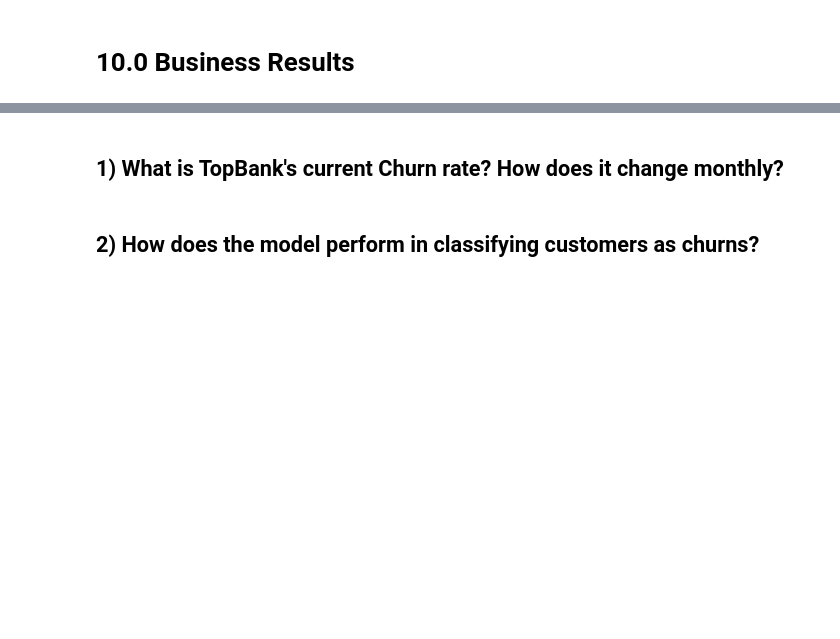
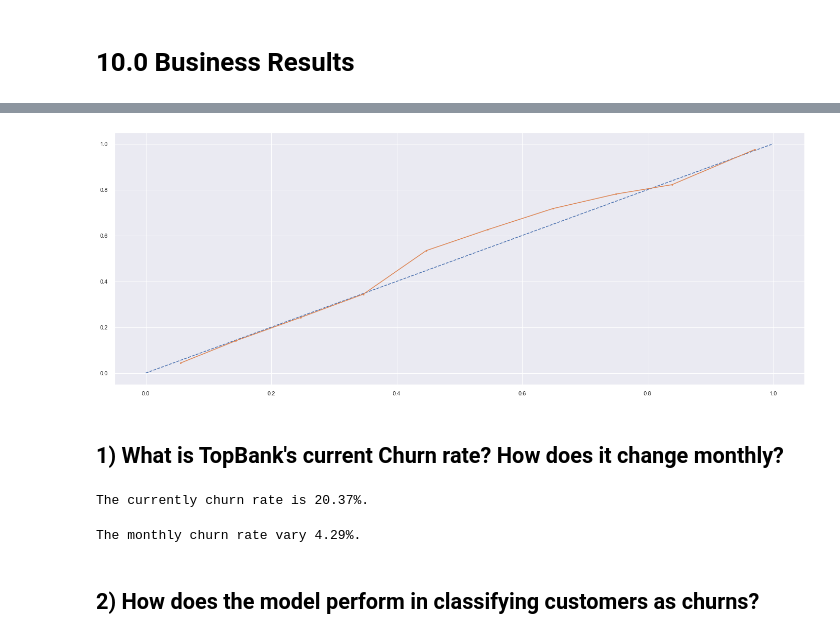
Before and after one commit to brunoschirmer/churn_prediction, a Jupyter notebook: notebooks/C4.ipynb, the cells around one changed output, grey strips where cells are left out. Drawn from its saved outputs; the diff is of its cells as text; code cells hidden in the pictures; blank space fills up the shorter version.

```diff
--- a/notebooks/C4.ipynb
+++ b/notebooks/C4.ipynb
@@ -774,0 +856,22 @@ print(recall_at_100)
+# %%
+SVM = pickle.load(open('../src/models/model_svm.pkl', 'rb'))
+# %%
+data = pd.read_csv('/Users/brunoschirmer/Repos/churn/data/processed/data.csv')
+train = data.loc[:,data.columns != 'exited']
+test = data.exited
+# %%
+cols_selected = ['credit_score',
+ 'age',
+ 'tenure',
+ 'balance',
+ 'num_of_products',
+ 'has_cr_card',
+ 'is_active_member',
+ 'estimated_salary',
+ 'geography_Germany']
+
+train = train[cols_selected].copy()
+# %%
+prob_full = SVM.predict_proba(data[train.columns])[:,1]
+df_raw['prob'] = prob_full
+df_raw.head()
@@ -775,2 +885,9 @@ print(recall_at_100)
+# %%
+fop, mpv = calibration_curve(data.exited, prob_full, n_bins=10, normalize=True)
+plt.plot([0,1],[0,1],linestyle='--')
+plt.plot(mpv,fop, marker='.')
+plt.show()
+# %% [output]
+[figure, added]
 # %% [markdown]
 ## 1) What is TopBank's current Churn rate? How does it change monthly?
@@ -776,0 +897,4 @@ print(recall_at_100)
+# %%
+print('The currently churn rate is {:.2f}%.'.format(churn_year_rate))
+# %% [output]
+The currently churn rate is 20.37%.
@@ -777,2 +906,6 @@ print(recall_at_100)
+# %%
+print('The monthly churn rate vary {:.2f}%.'.format(churn_month_rate))
+# %% [output]
+The monthly churn rate vary 4.29%.
 # %% [markdown]
 ## 2) How does the model perform in classifying customers as churns?
```
Also changed, not shown: parts of 17 cells of this notebook, 14 other files.
